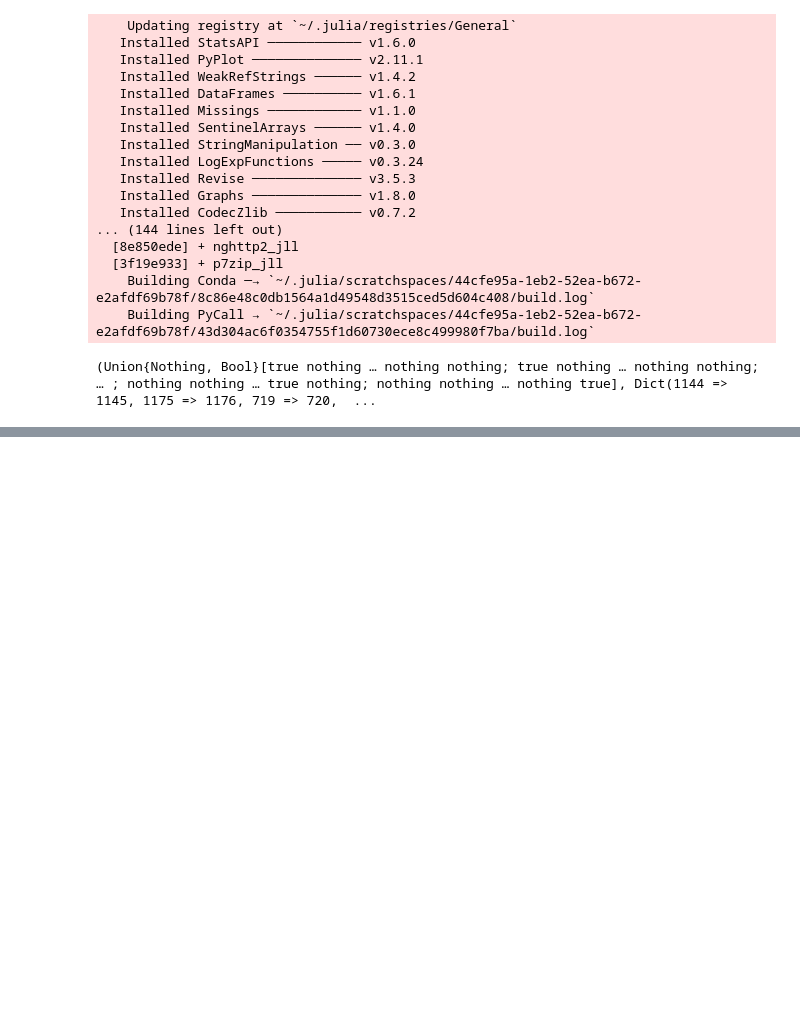
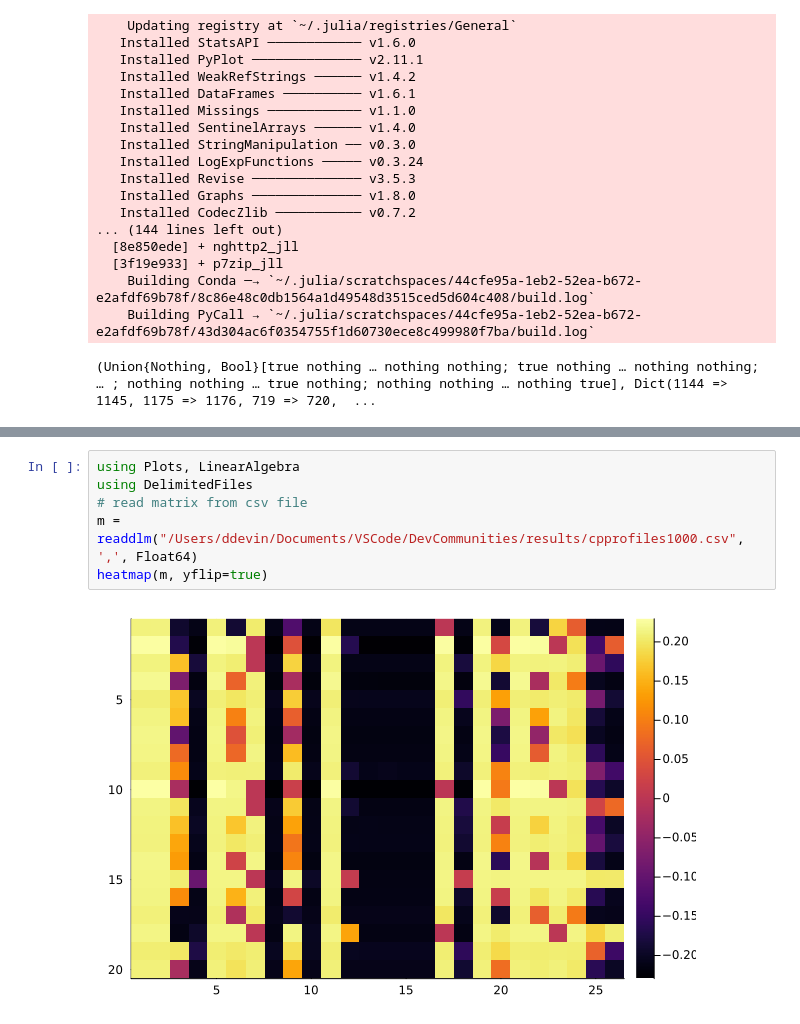
Before and after one commit to ddevin96/DevCommunities, a Jupyter notebook: src/notebook/test.ipynb, the cells around one changed output, grey strips where cells are left out. Cells and saved outputs as stored; diff of their text form; blank space fills up the shorter version.

Commit message:
update with random models, graphs and plots

```diff
--- a/src/notebook/test.ipynb
+++ b/src/notebook/test.ipynb
@@ -73,0 +95,8 @@ Any[0.20818068727881742, 0.20832944860703906, -0.18862886868030176, -0.208361821
+# %%
+using Plots, LinearAlgebra
+using DelimitedFiles
+# read matrix from csv file
+m = readdlm("/Users/ddevin/Documents/VSCode/DevCommunities/results/cpprofiles1000.csv", ',', Float64)
+heatmap(m, yflip=true)
+# %% [output]
+[figure, added]
```
Also changed, not shown: parts of 5 cells of this notebook, 10 other files.
